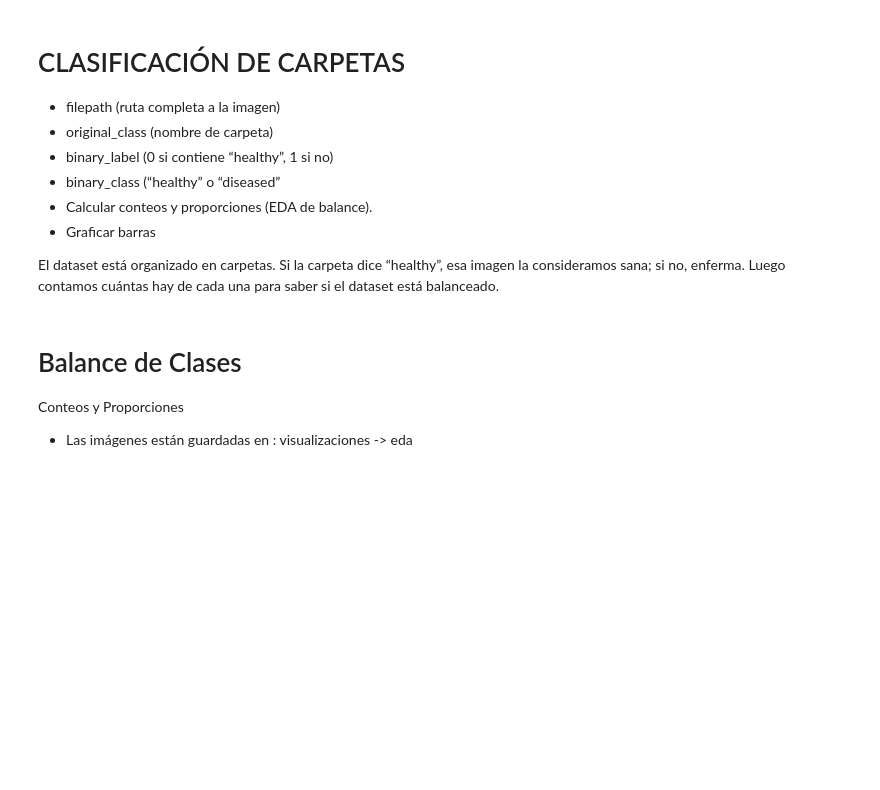
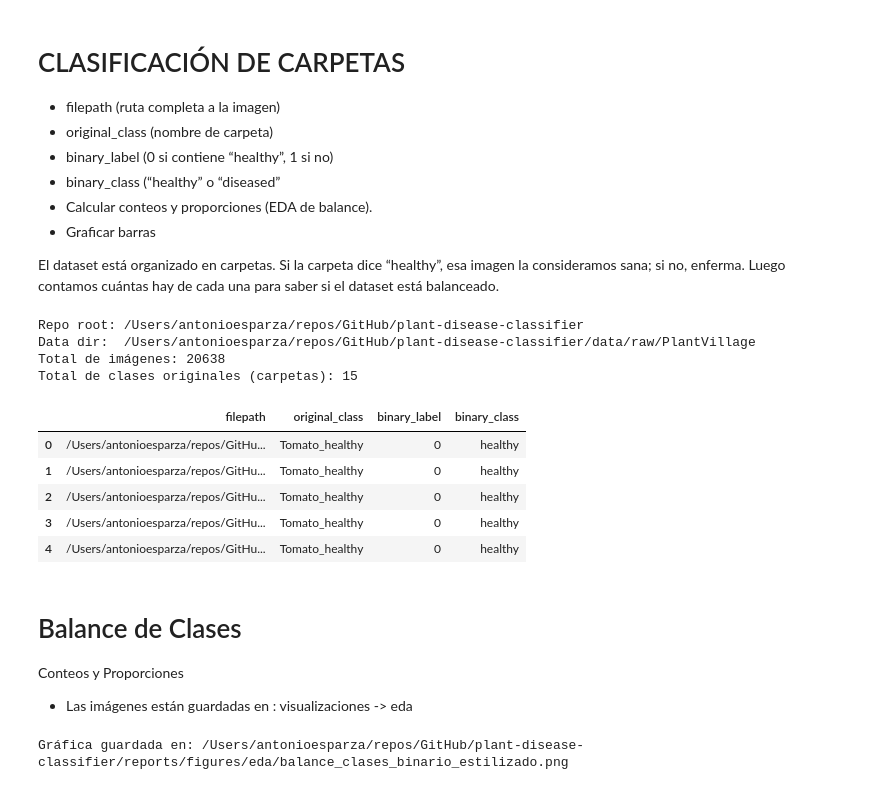
Before and after one commit to AntonioEJ/plant-disease-classifier, a Jupyter notebook: experiments/antonio/Proyecto_Deep_Learning_A.ipynb, the cells around one changed output. Drawn from its saved outputs; the diff is of its cells as text; code cells hidden in the pictures; blank space fills up the shorter version.

```diff
--- a/experiments/antonio/Proyecto_Deep_Learning_A.ipynb
+++ b/experiments/antonio/Proyecto_Deep_Learning_A.ipynb
@@ -68,49 +68,82 @@ El dataset está organizado en carpetas. Si la carpeta dice “healthy”, esa i
 import os
 from pathlib import Path
 import pandas as pd
 import matplotlib.pyplot as plt
 
-# 1) Ruta base donde están las carpetas (como en tu screenshot)
-DATA_DIR = Path(r"C:\ITAM\MAESTRIA ITAM\SEMESTRE 2\APRENDIZAJE PROFUNDO\Proyecto\PlantVillage")
+# Auto-detectar la raíz del repositorio buscando environment.yml
+def find_repo_root(start: Path, marker: str = "environment.yml") -> Path:
+    for parent in [start, *start.parents]:
+        if (parent / marker).exists():
+            return parent
+    raise FileNotFoundError(f"No se encontró '{marker}' en ningún directorio padre de {start}")
 
-# 2) Extensiones comunes de imágenes
+REPO_ROOT = find_repo_root(Path().resolve())
+DATA_DIR = REPO_ROOT / "data" / "raw" / "PlantVillage"
+
+print(f"Repo root: {REPO_ROOT}")
+print(f"Data dir:  {DATA_DIR}")
+
+# Extensiones comunes de imágenes
 IMG_EXTS = {".jpg", ".jpeg", ".png"}
 
 rows = []
 for class_dir in DATA_DIR.iterdir():
     if not class_dir.is_dir():
         continue
     original_class = class_dir.name
     # Recorre imágenes dentro de cada carpeta
     for img_path in class_dir.rglob("*"):
         if img_path.suffix.lower() in IMG_EXTS:
             # Regla binaria: si la carpeta contiene "healthy" -> 0, si no -> 1
             is_healthy = "healthy" in original_class.lower()
             binary_label = 0 if is_healthy else 1
             binary_class = "healthy" if is_healthy else "diseased"
             rows.append({
                 "filepath": str(img_path),
                 "original_class": original_class,
                 "binary_label": binary_label,
                 "binary_class": binary_class
             })
+
 df = pd.DataFrame(rows)
 print("Total de imágenes:", len(df))
 print("Total de clases originales (carpetas):", df["original_class"].nunique())
 df.head()
+# %% [output]
+Repo root: /Users/antonioesparza/repos/GitHub/plant-disease-classifier
+Data dir:  /Users/antonioesparza/repos/GitHub/plant-disease-classifier/data/raw/PlantVillage
+Total de imágenes: 20638
+Total de clases originales (carpetas): 15
+|  | filepath | original_class | binary_label | binary_class |
+| 0 | /Users/antonioesparza/repos/GitHu... | Tomato_healthy | 0 | healthy |
+| 1 | /Users/antonioesparza/repos/GitHu... | Tomato_healthy | 0 | healthy |
+| 2 | /Users/antonioesparza/repos/GitHu... | Tomato_healthy | 0 | healthy |
+| 3 | /Users/antonioesparza/repos/GitHu... | Tomato_healthy | 0 | healthy |
+| 4 | /Users/antonioesparza/repos/GitHu... | Tomato_healthy | 0 | healthy |
 # %% [markdown]
 # Balance de Clases
 Conteos y Proporciones
 - Las imágenes están guardadas en :  visualizaciones -> eda
 # %%
-import os
 import matplotlib.pyplot as plt
 import numpy as np
+from pathlib import Path
 
-# Ruta
-BASE_DIR = r"C:\ITAM\MAESTRIA ITAM\SEMESTRE 2\APRENDIZAJE PROFUNDO\Proyecto"
-SAVE_DIR = os.path.join(BASE_DIR, "visualizaciones", "eda")
-os.makedirs(SAVE_DIR, exist_ok=True)
+# Auto-detectar la raíz del repositorio (por si no está disponible de la celda anterior)
+def find_repo_root(start: Path, marker: str = "environment.yml") -> Path:
+    for parent in [start, *start.parents]:
+        if (parent / marker).exists():
+            return parent
+    raise FileNotFoundError(f"No se encontró '{marker}' en ningún directorio padre de {start}")
+
+try:
+    REPO_ROOT
+except NameError:
+    REPO_ROOT = find_repo_root(Path().resolve())
+
+# Ruta de guardado relativa al repositorio
+SAVE_DIR = REPO_ROOT / "reports" / "figures" / "eda"
+SAVE_DIR.mkdir(parents=True, exist_ok=True)
 
 # Datos
 counts = df["binary_class"].value_counts().sort_index()
@@ -119,7 +152,7 @@ props = (counts / counts.sum())
 # Colores oliva
 colors = ["#6B8E23", "#556B2F"]
 
-plt.figure(figsize=(8,6))
+plt.figure(figsize=(8, 6))
 bars = plt.bar(counts.index, counts.values, color=colors)
 
 # Títulos
@@ -137,16 +170,19 @@ for i, bar in enumerate(bars):
     height = bar.get_height()
     percentage = props.iloc[i] * 100
     plt.text(
-        bar.get_x() + bar.get_width()/2,
-        height + max_height * 0.02,   #  dinámico (2% arriba)
+        bar.get_x() + bar.get_width() / 2,
+        height + max_height * 0.02,
         f"{percentage:.1f}%",
         ha='center',
         fontsize=13,
         fontweight='bold'
     )
 
-# Guardar	save_path = os.path.join(SAVE_DIR, "balance_clases_binario_estilizado.png")
+# Guardar
+save_path = SAVE_DIR / "balance_clases_binario_estilizado.png"
 plt.tight_layout()
 plt.savefig(save_path, dpi=300)
 plt.close()
-print(f" Gráfica guardada en: {save_path}")
+print(f"Gráfica guardada en: {save_path}")
+# %% [output]
+Gráfica guardada en: /Users/antonioesparza/repos/GitHub/plant-disease-classifier/reports/figures/eda/balance_clases_binario_estilizado.png
```
Also changed, not shown: parts of 14 cells of this notebook, 19 other files.
